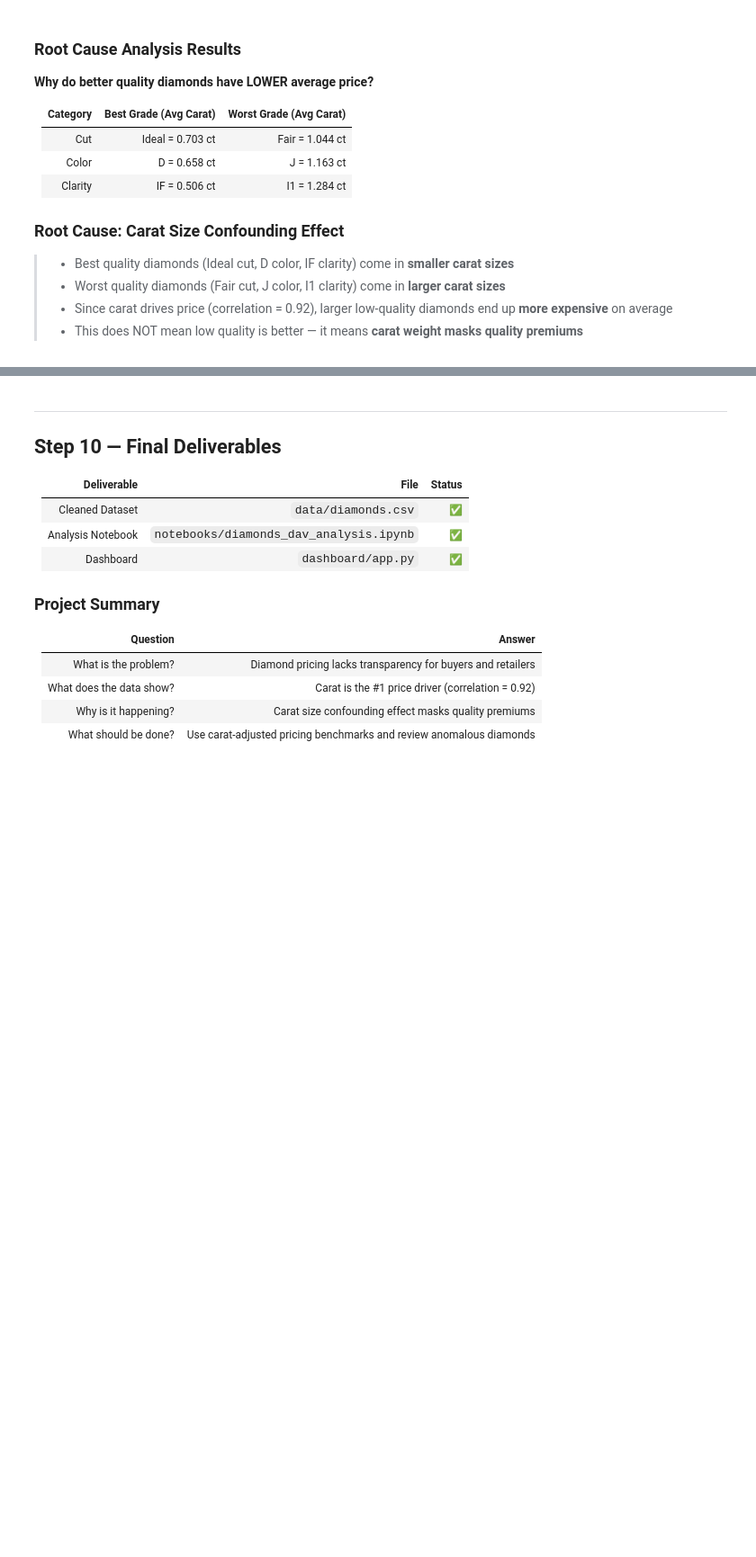
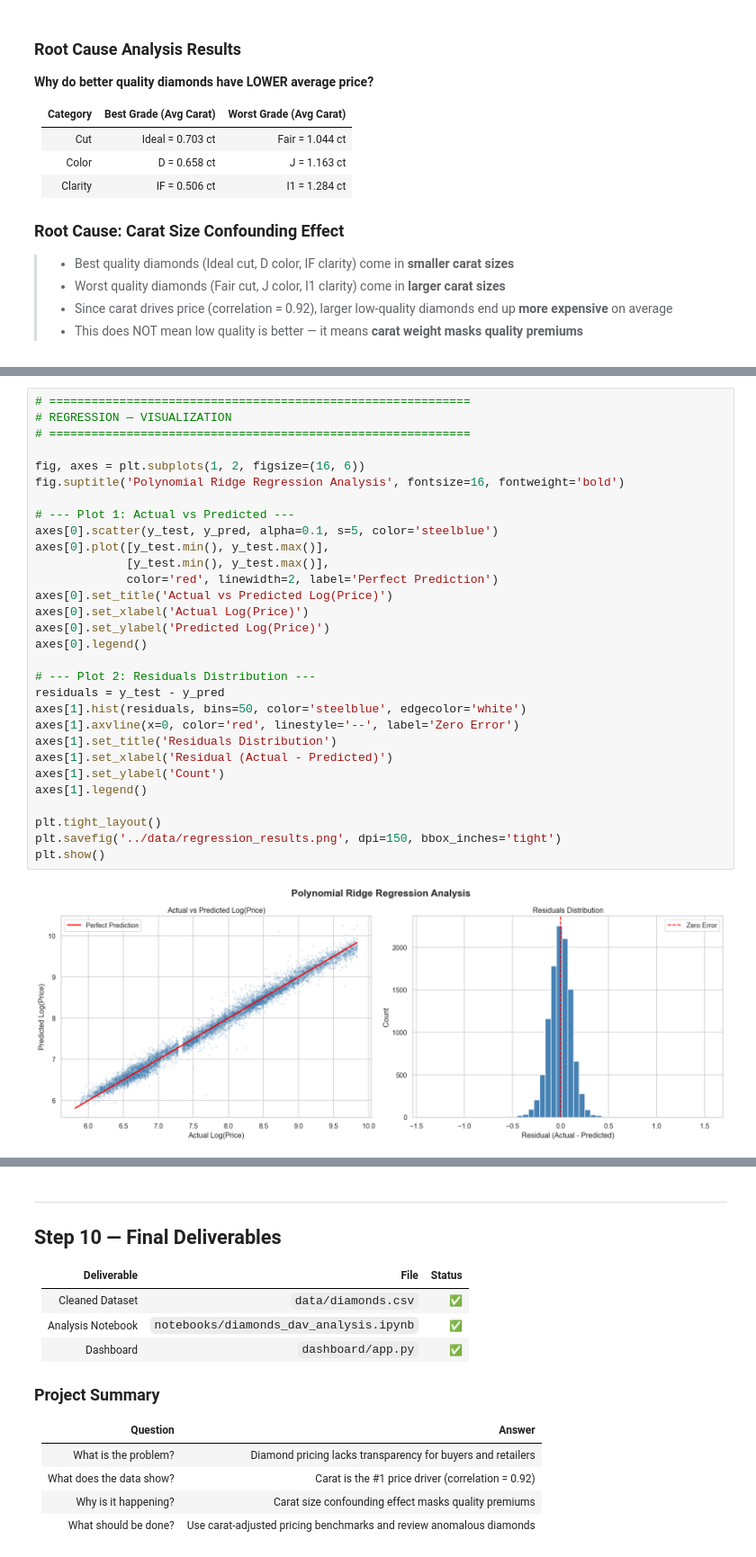
Before and after one commit to Mustafa-elsherif/dav-diamonds-analysis, a Jupyter notebook: notebooks/diamonds_dav_analysis.ipynb, the cells around one changed output, grey strips where cells are left out. Shown at 90% size. Drawn from its saved outputs; the diff is of its cells as text; blank space fills up the shorter version.

```diff
--- a/notebooks/diamonds_dav_analysis.ipynb
+++ b/notebooks/diamonds_dav_analysis.ipynb
@@ -436,0 +672,32 @@ Name: carat, dtype: float64
+# %%
+# ============================================================
+# REGRESSION — VISUALIZATION
+# ============================================================
+
+fig, axes = plt.subplots(1, 2, figsize=(16, 6))
+fig.suptitle('Polynomial Ridge Regression Analysis', fontsize=16, fontweight='bold')
+
+# --- Plot 1: Actual vs Predicted ---
+axes[0].scatter(y_test, y_pred, alpha=0.1, s=5, color='steelblue')
+axes[0].plot([y_test.min(), y_test.max()],
+             [y_test.min(), y_test.max()],
+             color='red', linewidth=2, label='Perfect Prediction')
+axes[0].set_title('Actual vs Predicted Log(Price)')
+axes[0].set_xlabel('Actual Log(Price)')
+axes[0].set_ylabel('Predicted Log(Price)')
+axes[0].legend()
+
+# --- Plot 2: Residuals Distribution ---
+residuals = y_test - y_pred
+axes[1].hist(residuals, bins=50, color='steelblue', edgecolor='white')
+axes[1].axvline(x=0, color='red', linestyle='--', label='Zero Error')
+axes[1].set_title('Residuals Distribution')
+axes[1].set_xlabel('Residual (Actual - Predicted)')
+axes[1].set_ylabel('Count')
+axes[1].legend()
+
+plt.tight_layout()
+plt.savefig('../data/regression_results.png', dpi=150, bbox_inches='tight')
+plt.show()
+# %% [output]
+[figure, added]
```
Also changed, not shown: parts of 20 cells of this notebook, 5 other files.
